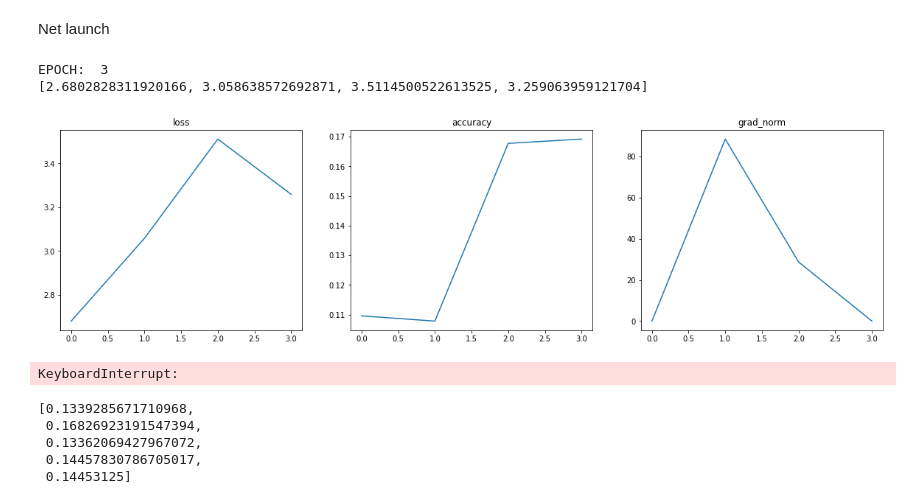
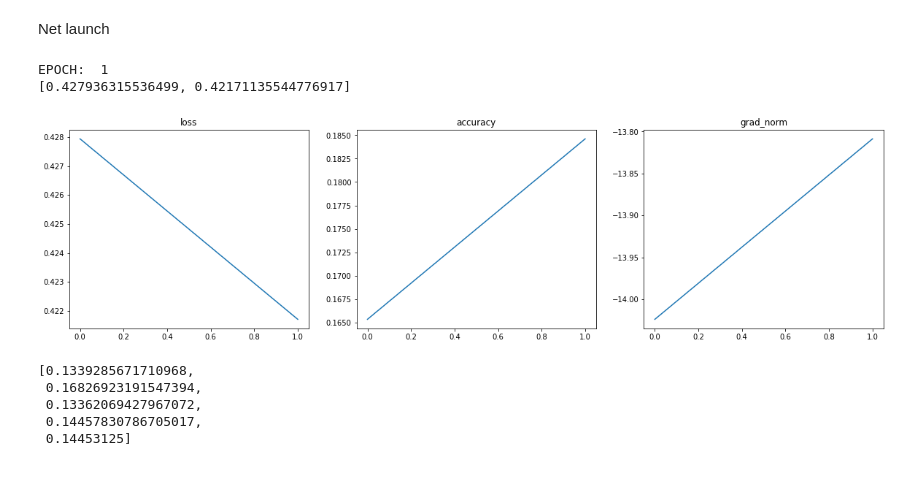
Before and after one commit to limon8884/delivery-RL, a Jupyter notebook: notebook.ipynb, the cells around one changed output. Cells and saved outputs as stored; diff of their text form; code cells hidden in the pictures; blank space fills up the shorter version.

```diff
--- a/notebook.ipynb
+++ b/notebook.ipynb
@@ -169,6 +169,17 @@ def make_target_assignment_tensor(np_scores, mask):
                 target[idx][row][col] = 1.0
 
         return target
+
+def make_target_assignment_indexes_tensor(np_scores, mask):
+    solver = HungarianSolver()
+    with torch.no_grad():
+        tgt_ass = -torch.ones((mask.shape[0], mask.shape[1]), device=mask.device, dtype=torch.long)
+        for idx, scores in enumerate(np_scores):
+            row_ids, col_ids = solver(scores)
+            for row, col in zip(row_ids, col_ids):
+                tgt_ass[idx][row] = col
+
+    return tgt_ass
 
 def get_hard_assignments(preds):
     z = torch.zeros_like(preds)
@@ -196,16 +207,18 @@ def get_loss_solve(net, triples, metrics=defaultdict(list)):
     np_scores = [scorer(triple.orders, triple.couriers) for triple in triples]
     preds = net(triples, 0)
     mask = net.get_mask()
-    pred_ass = get_hard_assignments(preds)
-    tgt_ass = make_target_assignment_tensor(np_scores, mask)
+    # pred_ass = get_hard_assignments(preds)
+    tgt_ass = make_target_assignment_indexes_tensor(np_scores, mask)
 
-    update_accuracy_metric(metrics, pred_ass, tgt_ass, mask)
+    update_accuracy_metric(metrics, preds, tgt_ass)
     # update_grad_norm(metrics, net)
-    bce_loss = nn.BCELoss(reduction='none')
-    return (bce_loss(masked_softmax(preds, mask), tgt_ass) * mask).sum() / mask.sum()
+    ce_loss = nn.CrossEntropyLoss(reduction='sum', ignore_index=-1)
+    return ce_loss(masked_softmax(preds, mask).transpose(1, 2), tgt_ass) / mask.sum()
 
-def update_accuracy_metric(metrics, pred_ass, tgt_ass, mask):
-    accuracy = (pred_ass * tgt_ass * mask).sum() / (tgt_ass * mask).sum()
+def update_accuracy_metric(metrics, preds, tgt_ass):
+    preds_hard = torch.argmax(preds, dim=-1)
+    assert preds_hard.shape == tgt_ass.shape
+    accuracy = ((preds_hard == tgt_ass) & (tgt_ass != -1)).sum() / (tgt_ass != -1).sum()
     metrics['accuracy'].append(accuracy.item())
     # eta_net = torch.max(preds, dim=-1).sum() / pred_ass.sum()
     # eta_solver = torch.max
@@ -216,7 +229,7 @@ def update_grad_norm(metrics, net):
         if not param.requires_grad or param.grad is None:
             continue
         grad_norms.append(torch.square(param.grad).mean())
-    metrics['grad_norm'].append(np.mean(grad_norms))
+    metrics['grad_norm'].append(np.log(np.mean(grad_norms)))
 
 def print_info(epoch, metrics, losses):
     clear_output()
@@ -235,8 +248,8 @@ def print_info(epoch, metrics, losses):
     plt.plot(metrics['grad_norm'])
     plt.show()
 # %%
-batch_size = 128
-n_epochs = 1000 + 1
+batch_size = 64
+n_epochs = 1 + 1
 n_iters = 1
 bounds = (Point(0, 0), Point(10, 10))
 device = torch.device('cuda:0') if torch.cuda.is_available() else torch.device('cpu')
@@ -268,31 +281,30 @@ metrics = {
 # %%
 for epoch in range(n_epochs):
     rolling_loss = []
     rolling_metrics = {k: [] for k in metrics.keys()}
     for iter in range(n_iters):
-        triples = [random_triple(bounds) for _ in range(batch_size)]
+        triples = [random_triple(bounds, max_items=5, same_number=True) for _ in range(batch_size)]
 
         optimizer.zero_grad()
         loss = get_loss_solve(net, triples, rolling_metrics)
         loss.backward()
         optimizer.step()
         if scheduler is not None:
             scheduler.step()
 
         rolling_loss.append(loss.item())
         update_grad_norm(rolling_metrics, net)
 
     losses.append(np.mean(rolling_loss))
     for k in metrics.keys():
         metrics[k].append(np.mean(rolling_metrics[k]))
 
     if epoch % 1 == 0:
         print_info(epoch, metrics, losses)
 # %% [output]
-EPOCH:  3
-[2.6802828311920166, 3.058638572692871, 3.5114500522613525, 3.259063959121704]
+EPOCH:  1
+[0.427936315536499, 0.42171135544776917]
-[figure, old version]
+[figure, new version]
-KeyboardInterrupt:
 # %%
 metrics['accuracy']
 # %% [output]
```
